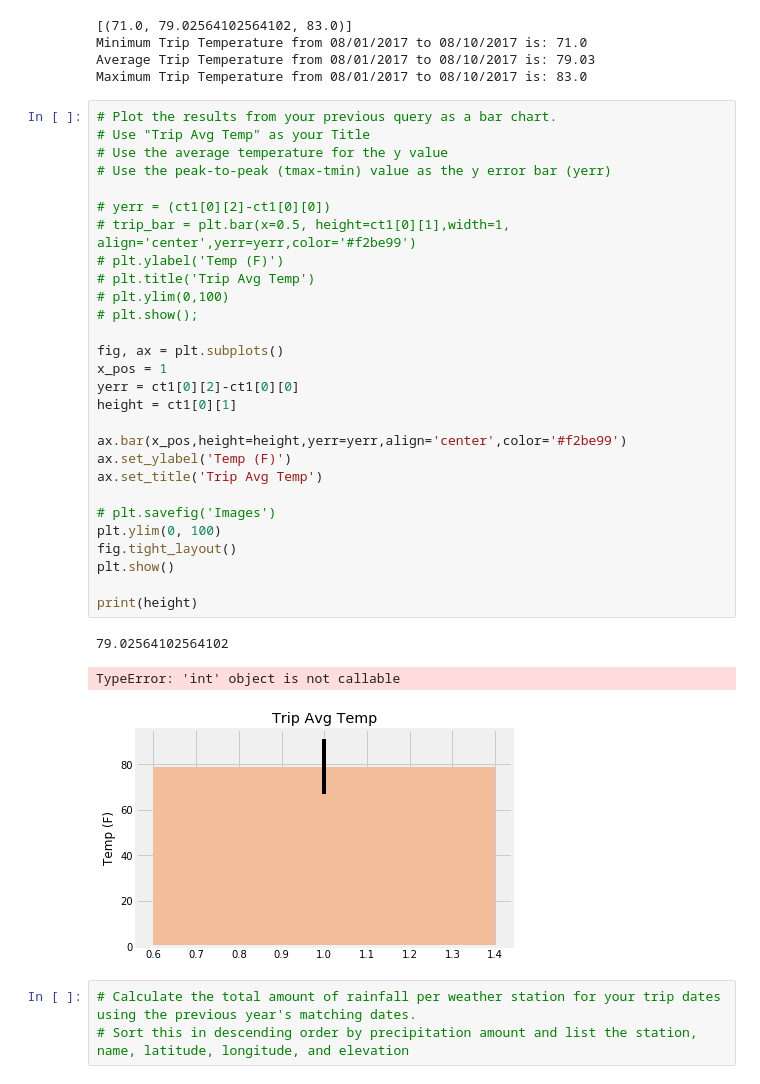
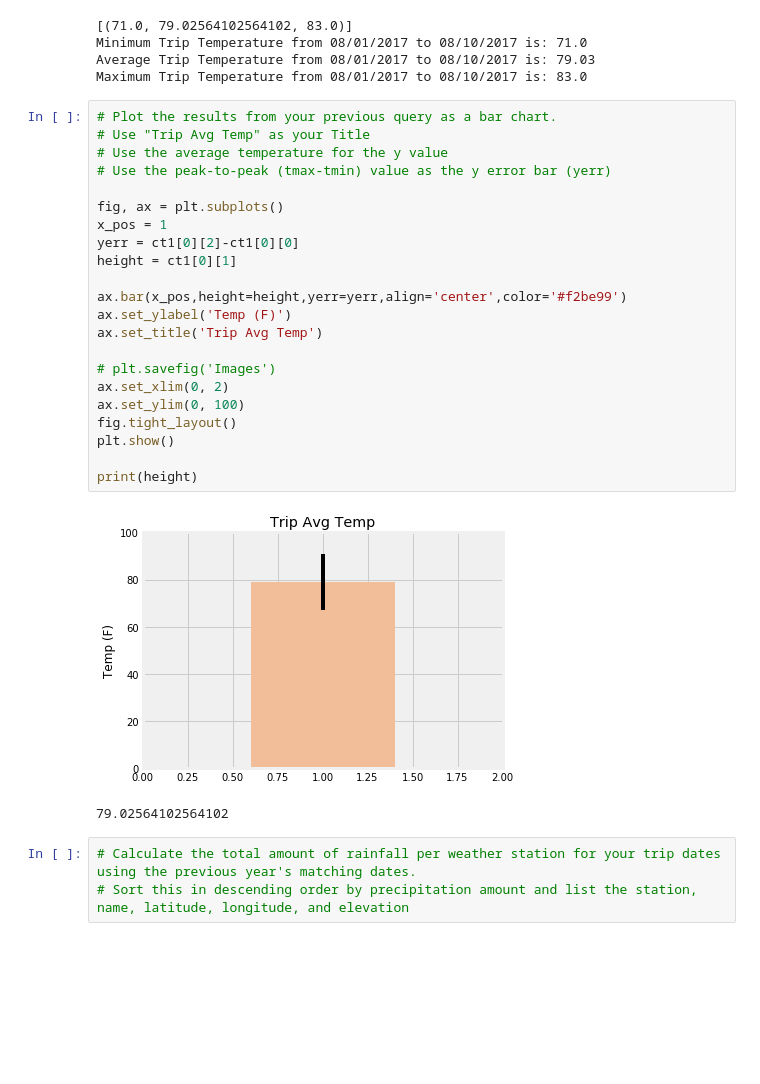
Before and after one commit to ASooklall/sqlalchemy-challenge, a Jupyter notebook: climate_starter.ipynb, the cells around one changed output. Drawn from its saved outputs; the diff is of its cells as text; blank space fills up the shorter version.

```diff
--- a/climate_starter.ipynb
+++ b/climate_starter.ipynb
@@ -240,35 +244,28 @@ Maximum Trip Temperature from 08/01/2017 to 08/10/2017 is: 83.0
 # %%
 # Plot the results from your previous query as a bar chart.
 # Use "Trip Avg Temp" as your Title
 # Use the average temperature for the y value
 # Use the peak-to-peak (tmax-tmin) value as the y error bar (yerr)
-
-# yerr = (ct1[0][2]-ct1[0][0])
-# trip_bar = plt.bar(x=0.5, height=ct1[0][1],width=1, align='center',yerr=yerr,color='#f2be99')
-# plt.ylabel('Temp (F)')
-# plt.title('Trip Avg Temp')
-# plt.ylim(0,100)
-# plt.show();
 
 fig, ax = plt.subplots()
 x_pos = 1
 yerr = ct1[0][2]-ct1[0][0]
 height = ct1[0][1]
 
 ax.bar(x_pos,height=height,yerr=yerr,align='center',color='#f2be99')
 ax.set_ylabel('Temp (F)')
 ax.set_title('Trip Avg Temp')
 
 # plt.savefig('Images')
-plt.ylim(0, 100)
+ax.set_xlim(0, 2)
+ax.set_ylim(0, 100)
 fig.tight_layout()
 plt.show()
 
 print(height)
 # %% [output]
+[figure, new version]
 79.02564102564102
-TypeError: 'int' object is not callable
-[figure, old version]
 # %%
 # Calculate the total amount of rainfall per weather station for your trip dates using the previous year's matching dates.
 # Sort this in descending order by precipitation amount and list the station, name, latitude, longitude, and elevation
```
Also changed, not shown: parts of 1 cell of this notebook.
